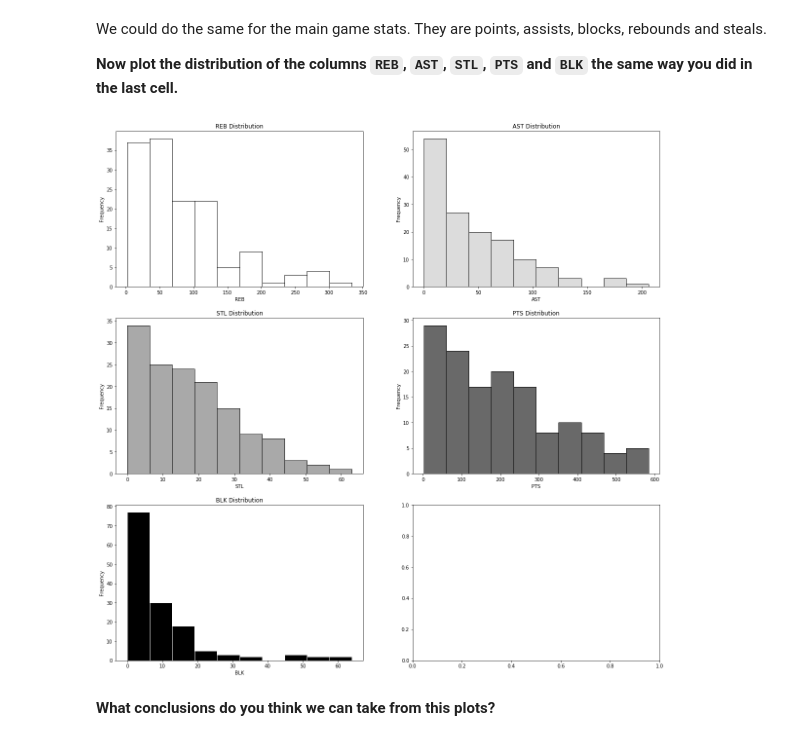
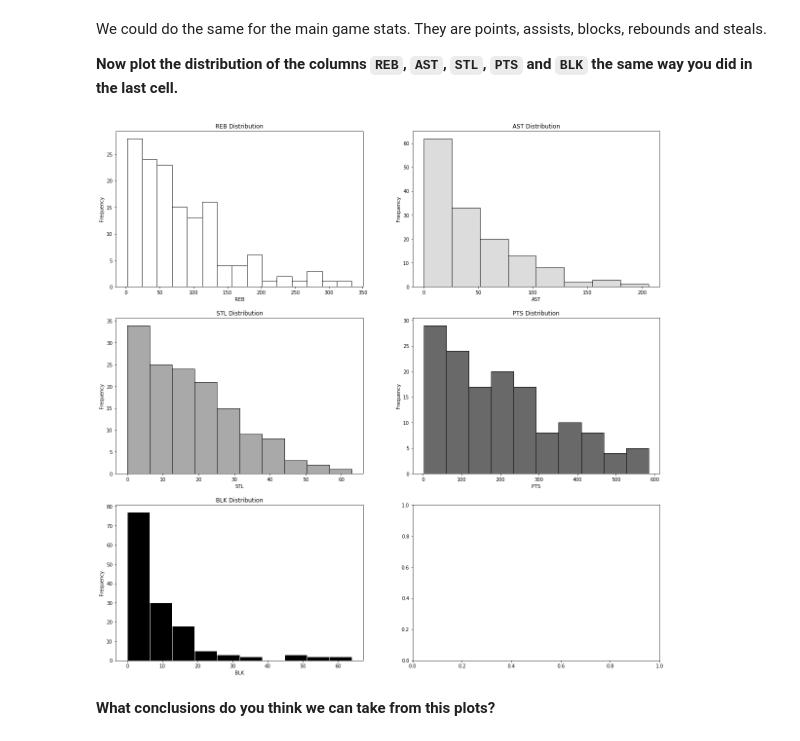
Before and after one commit to ta-data-lis/M2-mini-project2, a Jupyter notebook: your-code/2.-Exploratory-Data-Analysis.ipynb, the cells around one changed output. Saved outputs shown, nothing was run; the diff lists cells and outputs as text; code cells hidden in the pictures.

```diff
--- a/your-code/2.-Exploratory-Data-Analysis.ipynb
+++ b/your-code/2.-Exploratory-Data-Analysis.ipynb
@@ -17,5 +17,6 @@ pd.set_option('max_columns', 100)
 Let's load the cleaned dataset first. Import it with the name `wnba` and show the head.
 # %%
 wnba = pd.read_csv('../data/wnba_clean.csv')
+wnba = wnba.drop('Unnamed: 0', axis = 1)
 wnba.head()
 # %% [output]
@@ -93,33 +96,33 @@ We could do the same for the main game stats. They are points, assists, blocks,
 # %%
 fig, axs = plt.subplots(nrows=3, ncols=2, figsize = (20, 20))
 
-axs[0, 0].hist(wnba['REB'], color = 'white', edgecolor= 'black')
+axs[0, 0].hist(wnba['REB'], color = 'white', edgecolor= 'black', bins = 15)
 axs[0, 0].set_xlabel('REB')
 axs[0, 0].set_ylabel('Frequency')
 axs[0, 0].set_title('REB Distribution')
 
-axs[0, 1].hist(wnba['AST'], color = 'gainsboro', edgecolor= 'black')
+axs[0, 1].hist(wnba['AST'], color = 'gainsboro', edgecolor= 'black',bins = 8)
 axs[0, 1].set_xlabel('AST')
 axs[0, 1].set_ylabel('Frequency')
 axs[0, 1].set_title('AST Distribution')
 
 axs[1, 0].hist(wnba['STL'], color = 'darkgrey', edgecolor= 'black')
 axs[1, 0].set_xlabel('STL')
 axs[1, 0].set_ylabel('Frequency')
 axs[1, 0].set_title('STL Distribution')
 
 axs[1, 1].hist(wnba['PTS'], color = 'dimgrey', edgecolor= 'black')
 axs[1, 1].set_xlabel('PTS')
 axs[1, 1].set_ylabel('Frequency')
 axs[1, 1].set_title('PTS Distribution')
 
 axs[2, 0].hist(wnba['BLK'], color = 'black', edgecolor= 'white')
 axs[2, 0].set_xlabel('BLK')
 axs[2, 0].set_ylabel('Frequency')
 axs[2, 0].set_title('BLK Distribution')
 
 plt.show()
 # %% [output]
-[figure, old version]
+[figure, new version]
 # %% [markdown]
 **What conclusions do you think we can take from this plots?**
```
Also changed, not shown: parts of 13 cells of this notebook, 1 other file.
